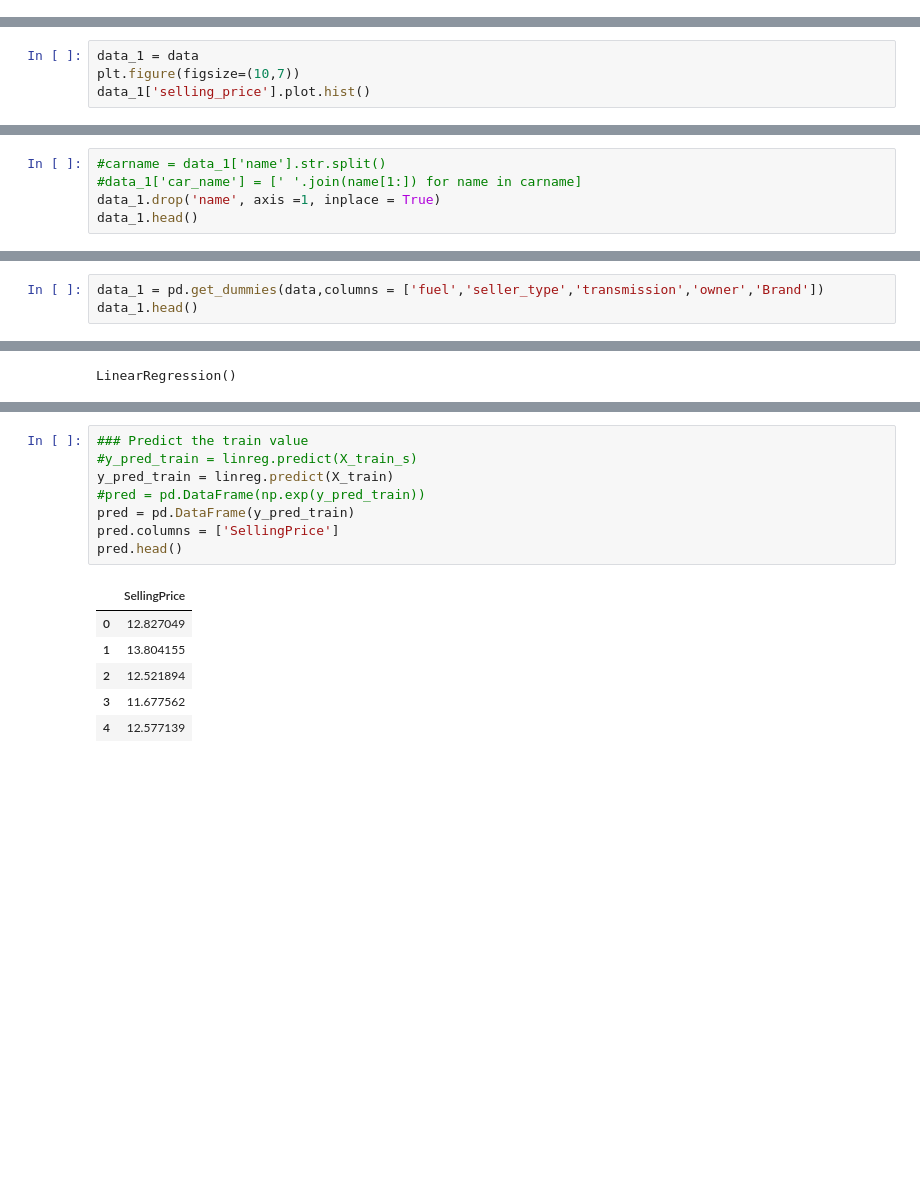
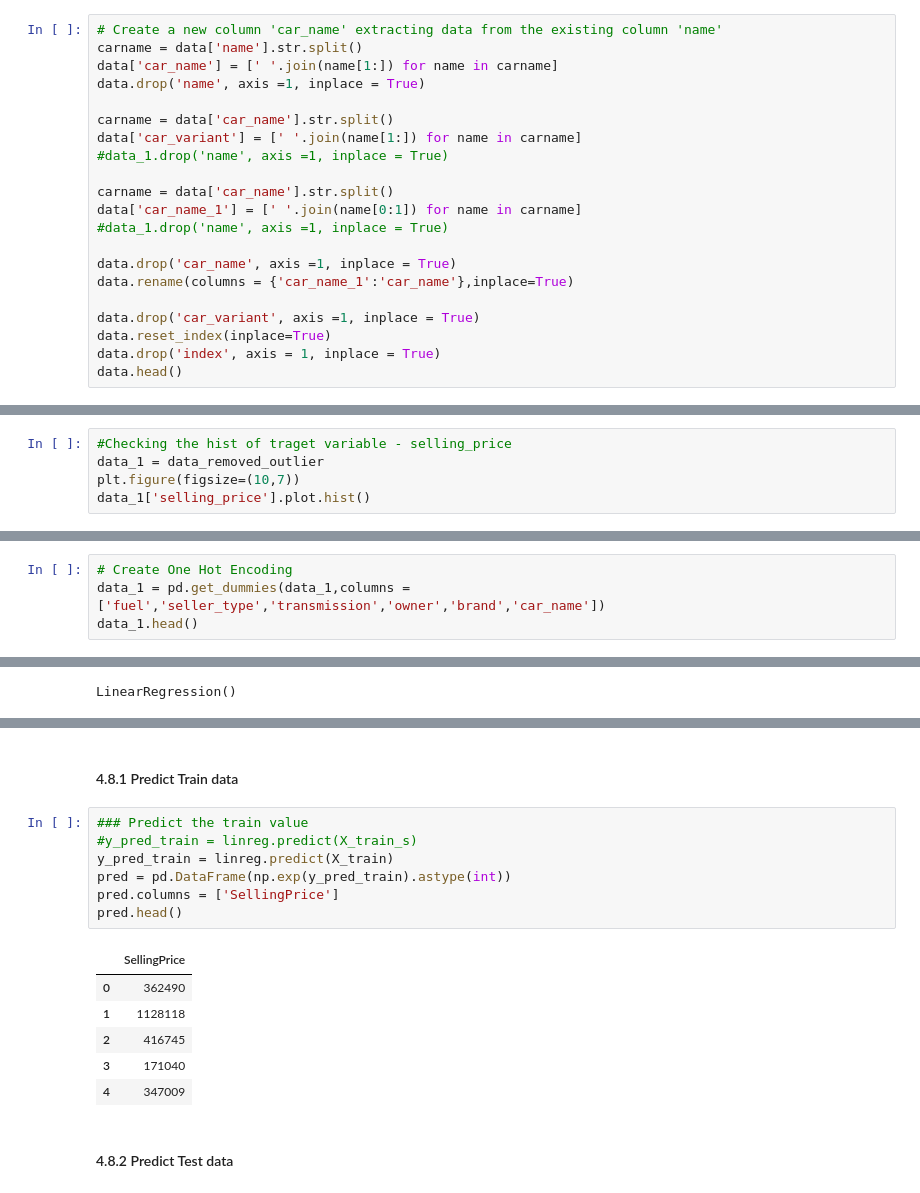
Before and after one commit to babukanagaraj/DataScience, a Jupyter notebook: MachineLearning/CarPrice/model/CarPrice_Prediction.ipynb, the cells around one changed output, grey strips where cells are left out. Saved outputs shown, nothing was run; the diff lists cells and outputs as text; blank space fills up the shorter version.

```diff
--- a/MachineLearning/CarPrice/model/CarPrice_Prediction.ipynb
+++ b/MachineLearning/CarPrice/model/CarPrice_Prediction.ipynb
@@ -169,3 +171,24 @@ data.head()
 | 2 | Hyundai Verna 1.6 SX | 2012 | 600000 | 100000 | Diesel | Individual | Manual | First Owner | Hyundai |
 | 3 | Datsun RediGO T Option | 2017 | 250000 | 46000 | Petrol | Individual | Manual | First Owner | Datsun |
 | 4 | Honda Amaze VX i-DTEC | 2014 | 450000 | 141000 | Diesel | Individual | Manual | Second Owner | Honda |
+# %%
+# Create a new column 'car_name' extracting data from the existing column 'name'
+carname = data['name'].str.split()
+data['car_name'] = [' '.join(name[1:]) for name in carname]
+data.drop('name', axis =1, inplace = True)
+
+carname = data['car_name'].str.split()
+data['car_variant'] = [' '.join(name[1:]) for name in carname]
+#data_1.drop('name', axis =1, inplace = True)
+
+carname = data['car_name'].str.split()
+data['car_name_1'] = [' '.join(name[0:1]) for name in carname]
+#data_1.drop('name', axis =1, inplace = True)
+
+data.drop('car_name', axis =1, inplace = True)
+data.rename(columns = {'car_name_1':'car_name'},inplace=True)
+
+data.drop('car_variant', axis =1, inplace = True)
+data.reset_index(inplace=True)
+data.drop('index', axis = 1, inplace = True)
+data.head()
@@ -223,5 +247,6 @@ data.shape
 # %%
-data_1 = data
+#Checking the hist of traget variable - selling_price
+data_1 = data_removed_outlier
 plt.figure(figsize=(10,7))
 data_1['selling_price'].plot.hist()
 # %% [output]
@@ -249,5 +254,0 @@ data_1.head()
-# %%
-#carname = data_1['name'].str.split()
-#data_1['car_name'] = [' '.join(name[1:]) for name in carname]
-data_1.drop('name', axis =1, inplace = True)
-data_1.head()
@@ -261,5 +257,6 @@ data_1.head()
 # %%
-data_1 = pd.get_dummies(data,columns = ['fuel','seller_type','transmission','owner','Brand'])
+# Create One Hot Encoding
+data_1 = pd.get_dummies(data_1,columns = ['fuel','seller_type','transmission','owner','brand','car_name'])
 data_1.head()
 # %% [output]
 |  | year | selling_price | km_driven | fuel_CNG | fuel_Diesel | fuel_Electric | fuel_LPG | fuel_Petrol | ... |
@@ -318,18 +323,21 @@ Co-efficient :  [ 1.08974748e-01 -1.57884648e-06 -1.35137445e-01  3.85045020e-01
+# %% [markdown]
+#### 4.8.1 Predict Train data
 # %%
 ### Predict the train value
 #y_pred_train = linreg.predict(X_train_s)
 y_pred_train = linreg.predict(X_train)
-#pred = pd.DataFrame(np.exp(y_pred_train))
-pred = pd.DataFrame(y_pred_train)
+pred = pd.DataFrame(np.exp(y_pred_train).astype(int))
 pred.columns = ['SellingPrice']
 pred.head()
 # %% [output]
 |  | SellingPrice |
-| 0 | 12.827049 |
-| 1 | 13.804155 |
-| 2 | 12.521894 |
-| 3 | 11.677562 |
-| 4 | 12.577139 |
+| 0 | 362490 |
+| 1 | 1128118 |
+| 2 | 416745 |
+| 3 | 171040 |
+| 4 | 347009 |
+# %% [markdown]
+#### 4.8.2 Predict Test data
 # %%
 ### Predict the test value
 y_pred_test = linreg.predict(X_test)
```
Also changed, not shown: parts of 56 cells of this notebook.
